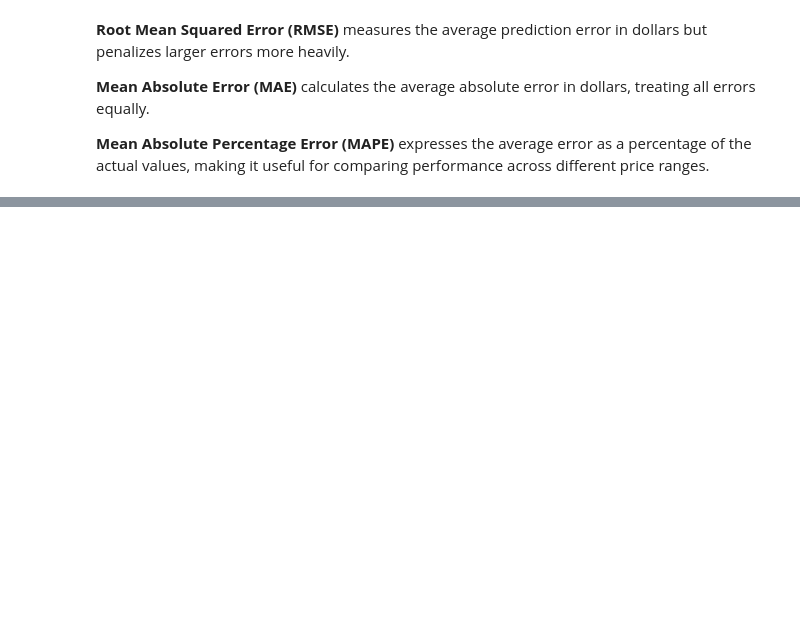
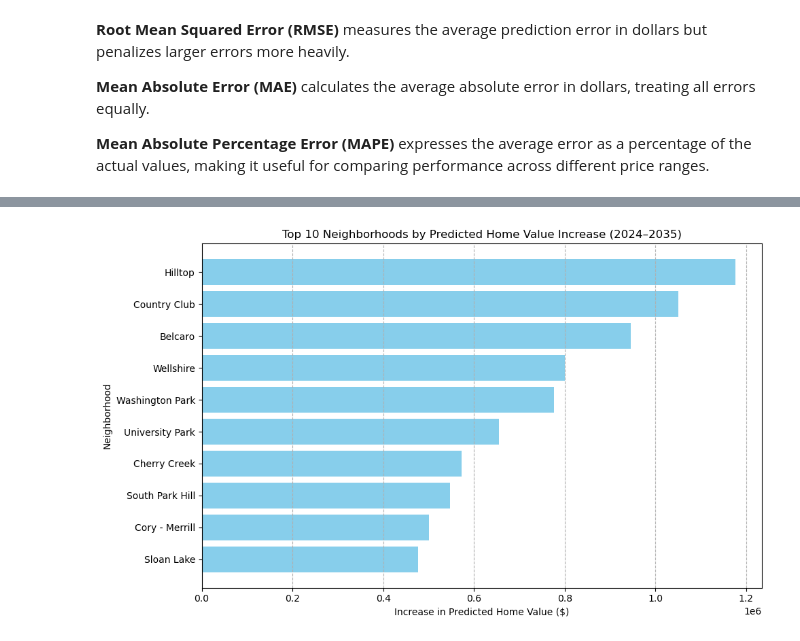
Before and after one commit to Angelinamurdock/final_project_group_2, a Jupyter notebook: prophet_model.ipynb, the cells around one changed output, grey strips where cells are left out. Saved outputs shown, nothing was run; the diff lists cells and outputs as text; code cells hidden in the pictures; blank space fills up the shorter version.

```diff
--- a/prophet_model.ipynb
+++ b/prophet_model.ipynb
@@ -312,20 +412,37 @@ all_forecasts_df
 # Get average yearly prices and export into a csv file
 # Extract Year and Quarter
 all_forecasts_df["Year"] = all_forecasts_df["ds"].dt.year
-all_forecasts_df["Prophet Predicted Home Value"] = all_forecasts_df["yhat"]
+all_forecasts_df["Prophet Forecasted Home Value"] = all_forecasts_df["yhat"]
 
 # Group by year and get average value
 yearly_avg = all_forecasts_df.groupby(
     ["Year", "Neighborhood"]
-)["Prophet Predicted Home Value"].mean().round(2).reset_index()
+)["Prophet Forecasted Home Value"].mean().round(2).reset_index()
 
 yearly_avg_forecast = yearly_avg.copy()
+
 # Filter for years 2024–2036
 yearly_avg_forecast = yearly_avg_forecast[(yearly_avg_forecast["Year"] >= 2024) & (yearly_avg_forecast["Year"] <= 2035)]
 
 # Calculate YoY Growth Rate
-yearly_avg_forecast['YoY_Growth'] = yearly_avg_forecast.groupby('Neighborhood')['Prophet Predicted Home Value'].pct_change() * 100
-
+yearly_avg_forecast['YoY_Growth'] = (yearly_avg_forecast.groupby('Neighborhood')['Prophet Forecasted Home Value'].pct_change() * 100).round(2)
 
 # Export to CSV
 yearly_avg_forecast.to_csv("Resources/prophet_forecast.csv", index=False)
+# %%
+# Filter only 2024 and 2035
+filtered_years = yearly_avg_forecast[yearly_avg_forecast['Year'].isin([2024, 2035])]
+
+# Pivot so each neighborhood has 2024 and 2035 values in columns
+pivot_df = filtered_years.pivot(index='Neighborhood', columns='Year', values='Prophet Forecasted Home Value')
+
+# Calculate the change from 2024 to 2035
+pivot_df['Change_2024_to_2035'] = pivot_df[2035] - pivot_df[2024]
+
+# Get the growth for all neighborhoods
+growth_value_forecast = pivot_df.sort_values(by='Change_2024_to_2035', ascending=False)
+
+# Sort and get top 10
+top_10_change = pivot_df.sort_values(by='Change_2024_to_2035', ascending=False).head(10)
+
+print(top_10_change[['Change_2024_to_2035']])
@@ -331,0 +462,13 @@ yearly_avg_forecast.to_csv("Resources/prophet_forecast.csv", index=False)
+# %%
+plt.figure(figsize=(10, 6))
+plt.barh(top_10_change.index, top_10_change['Change_2024_to_2035'], color='skyblue')
+
+plt.title('Top 10 Neighborhoods by Predicted Home Value Increase (2024–2035)')
+plt.xlabel('Increase in Predicted Home Value ($)')
+plt.ylabel('Neighborhood')
+plt.grid(True, axis='x', linestyle='--')
+plt.gca().invert_yaxis()  # Largest on top
+plt.tight_layout()
+plt.show()
+# %% [output]
+[figure, added]
```
Also changed, not shown: parts of 14 cells of this notebook, 1 other file.
